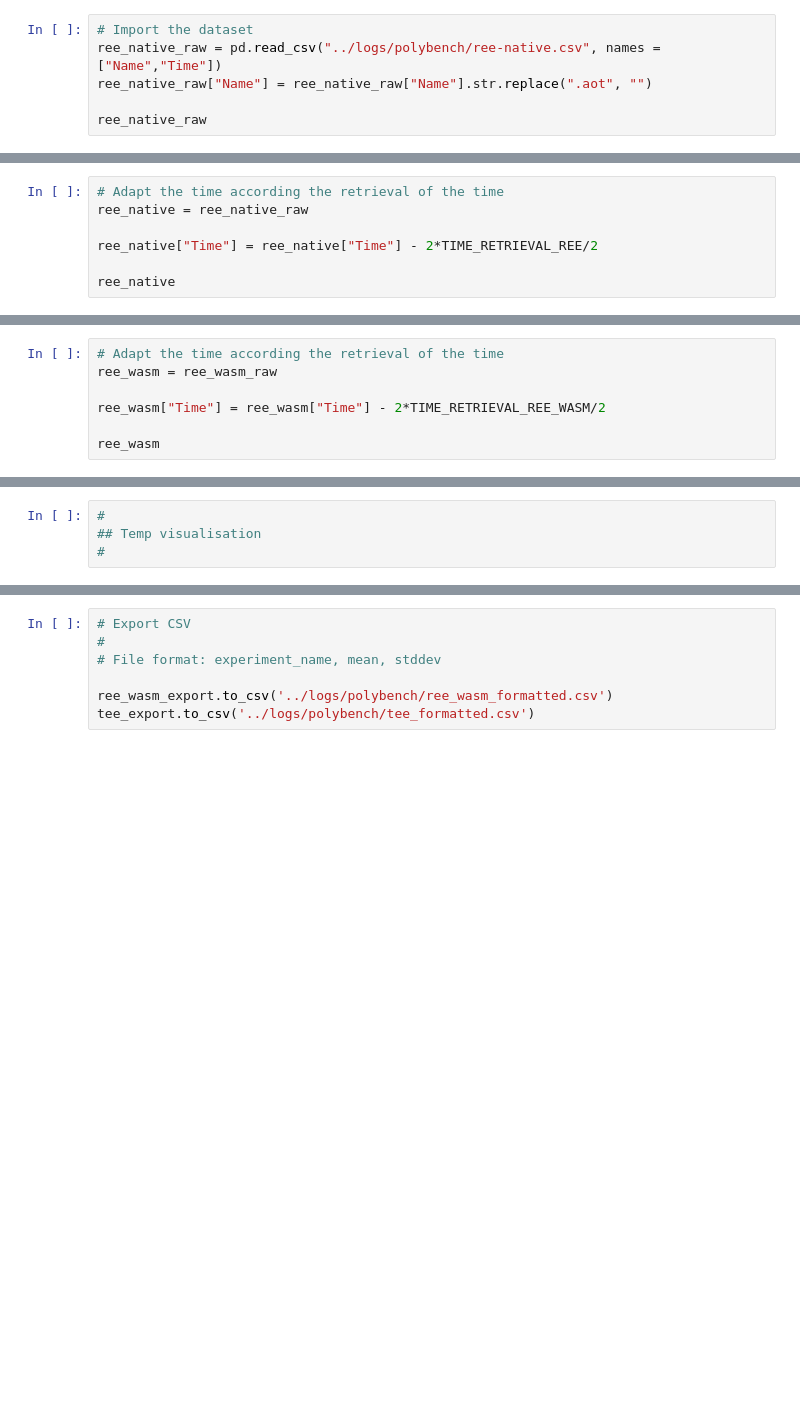
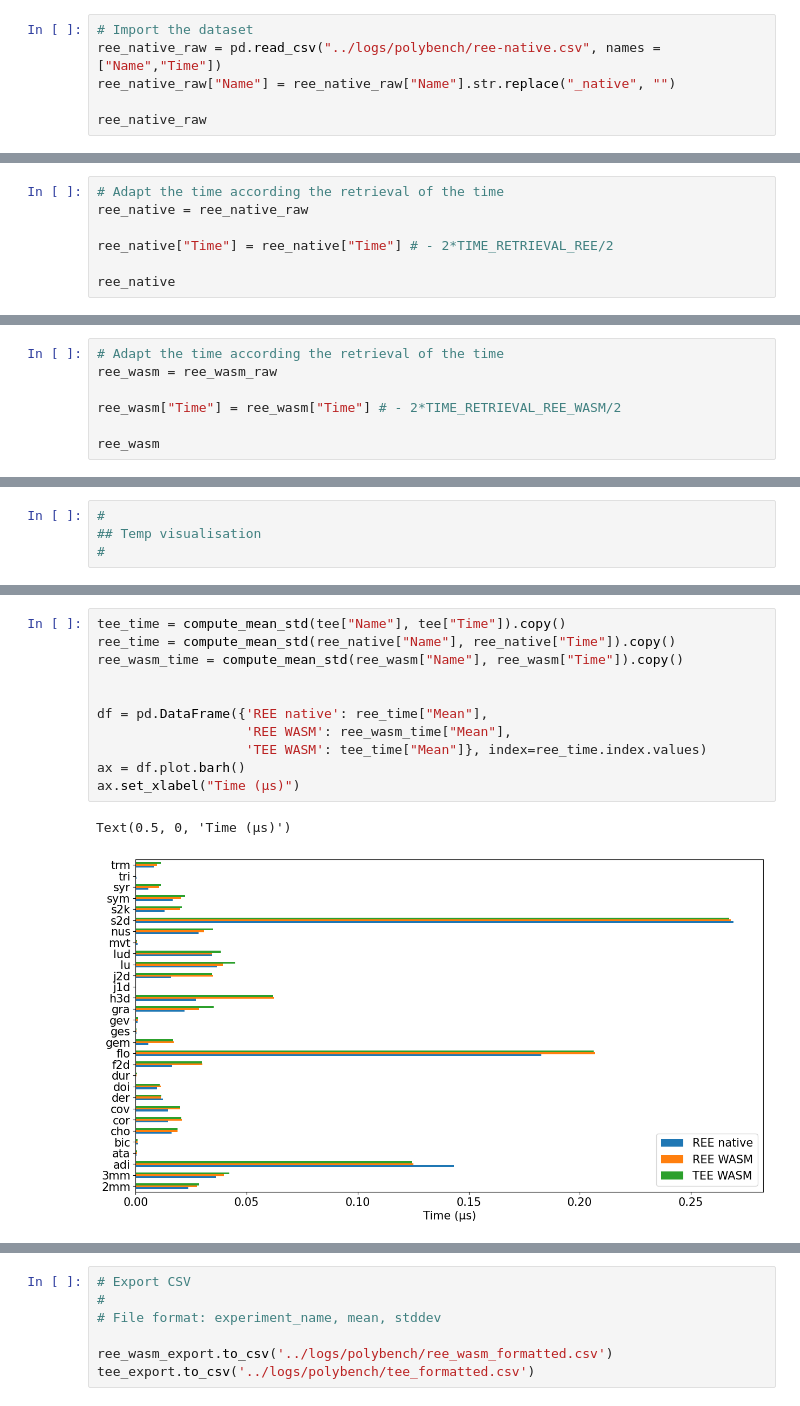
Before and after one commit to idlab-discover/watz, a Jupyter notebook: benchmarks/polybench/polybench_analysis.ipynb, the cells around one changed output, grey strips where cells are left out. Drawn from its saved outputs; the diff is of its cells as text; blank space fills up the shorter version.

```diff
--- a/benchmarks/polybench/polybench_analysis.ipynb
+++ b/benchmarks/polybench/polybench_analysis.ipynb
@@ -42,6 +42,6 @@ def formatForLatex(n, digits_round = 3):
 # %%
 # Import the dataset
 ree_native_raw = pd.read_csv("../logs/polybench/ree-native.csv", names = ["Name","Time"])
-ree_native_raw["Name"] = ree_native_raw["Name"].str.replace(".aot", "")
+ree_native_raw["Name"] = ree_native_raw["Name"].str.replace("_native", "")
 
 ree_native_raw
@@ -49,6 +67,6 @@ ree_native_raw
 # Adapt the time according the retrieval of the time
 ree_native = ree_native_raw
 
-ree_native["Time"] = ree_native["Time"] - 2*TIME_RETRIEVAL_REE/2
+ree_native["Time"] = ree_native["Time"] # - 2*TIME_RETRIEVAL_REE/2
 
 ree_native
@@ -66,6 +120,6 @@ ree_wasm_raw
 # Adapt the time according the retrieval of the time
 ree_wasm = ree_wasm_raw
 
-ree_wasm["Time"] = ree_wasm["Time"] - 2*TIME_RETRIEVAL_REE_WASM/2
+ree_wasm["Time"] = ree_wasm["Time"] # - 2*TIME_RETRIEVAL_REE_WASM/2
 
 ree_wasm
@@ -177,3 +366,17 @@ ax.set_ylim(0.9,3)
+# %%
+tee_time = compute_mean_std(tee["Name"], tee["Time"]).copy()
+ree_time = compute_mean_std(ree_native["Name"], ree_native["Time"]).copy()
+ree_wasm_time = compute_mean_std(ree_wasm["Name"], ree_wasm["Time"]).copy()
+
+
+df = pd.DataFrame({'REE native': ree_time["Mean"],
+                   'REE WASM': ree_wasm_time["Mean"],
+                   'TEE WASM': tee_time["Mean"]}, index=ree_time.index.values)
+ax = df.plot.barh()
+ax.set_xlabel("Time (μs)")
+# %% [output]
+Text(0.5, 0, 'Time (μs)')
+[figure, added]
 # %%
 tee_mean_of_mean = tee_export["Mean"].mean()
 tee_mean_of_mean
```
Also changed, not shown: parts of 15 cells of this notebook, 25 other files.
